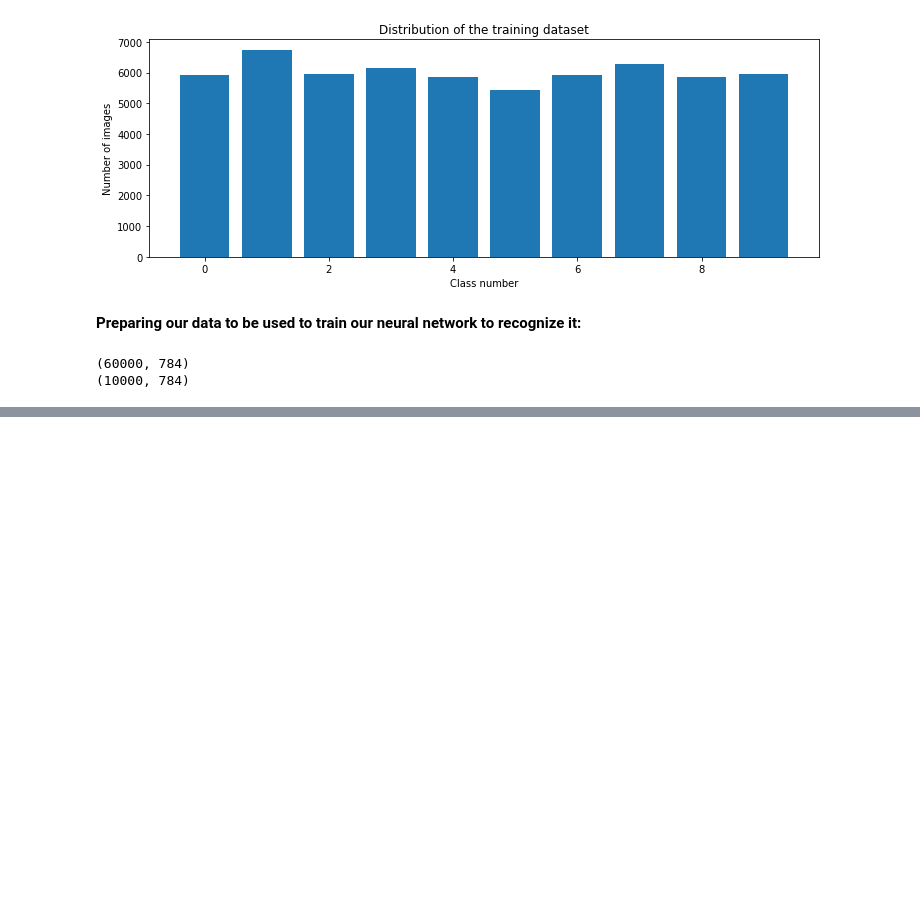
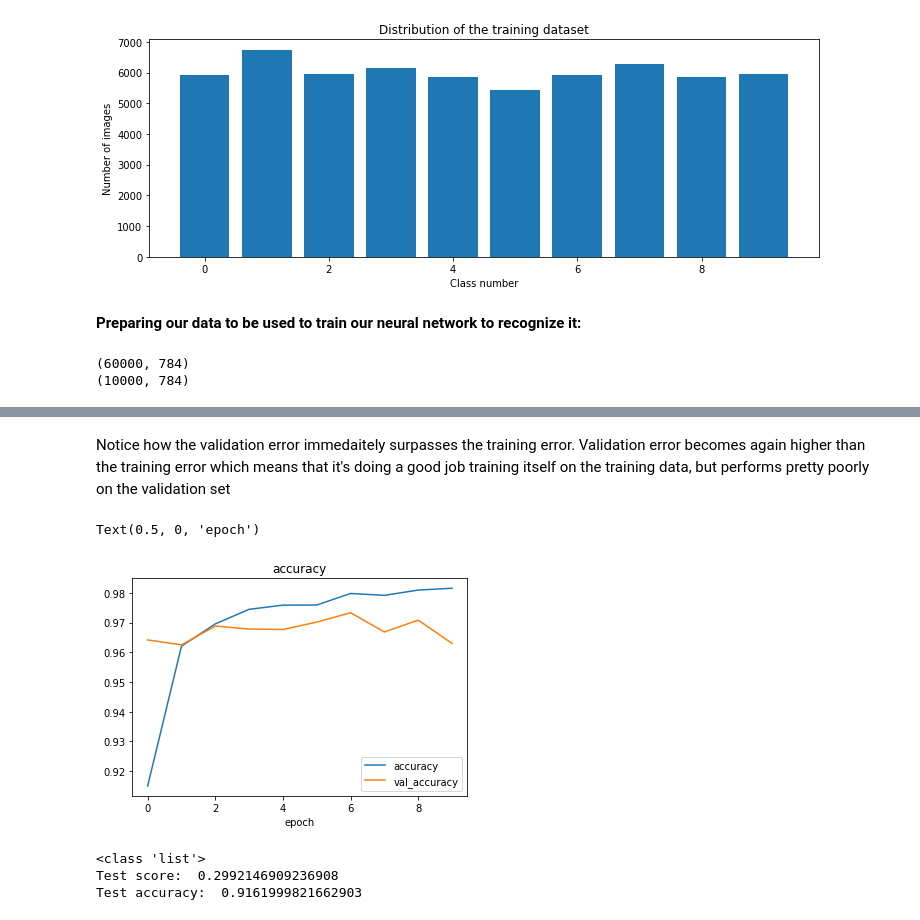
Before and after one commit to hpt1988/Applied-Deep-Learning_The-Complete-Self-Driving-Car-Course, a Jupyter notebook: mnist_image_recognition/mnist_image_recognition.ipynb, the cells around one changed output, grey strips where cells are left out. Saved outputs shown, nothing was run; the diff lists cells and outputs as text; code cells hidden in the pictures; blank space fills up the shorter version.

```diff
--- a/mnist_image_recognition/mnist_image_recognition.ipynb
+++ b/mnist_image_recognition/mnist_image_recognition.ipynb
@@ -114,0 +282,26 @@ Now that our data is properly formatted, we can finally move on towards creating
+# %% [markdown]
+Notice how the validation error immedaitely surpasses the training error. Validation error becomes again higher than the training error which means that it's doing a good job training itself on the training data, but performs pretty poorly on the validation set
+# %%
+plt.plot(history_2.history['accuracy'])
+plt.plot(history_2.history['val_accuracy'])  # Validation loss
+plt.legend(['accuracy', 'val_accuracy'])
+plt.title('accuracy')
+plt.xlabel('epoch')
+# %% [output]
+Text(0.5, 0, 'epoch')
+[figure, added]
+# %%
+# Now we validate our model and evaluate how it will perform on the images that
+# it has never seen before.
+score = model.evaluate(X_test, y_test, verbose=0)
+
+# score will return a list, and we are interested in two elements of this list,
+# which are score and accuracy
+print(type(score))
+print('Test score: ', score[0])
+print('Test accuracy: ', score[1])
+# With CNN we can reach 98% or 99% of accuracy
+# %% [output]
+<class 'list'>
+Test score:  0.2992146909236908
+Test accuracy:  0.9161999821662903
```
Also changed, not shown: parts of 14 cells of this notebook, 1 other file.
